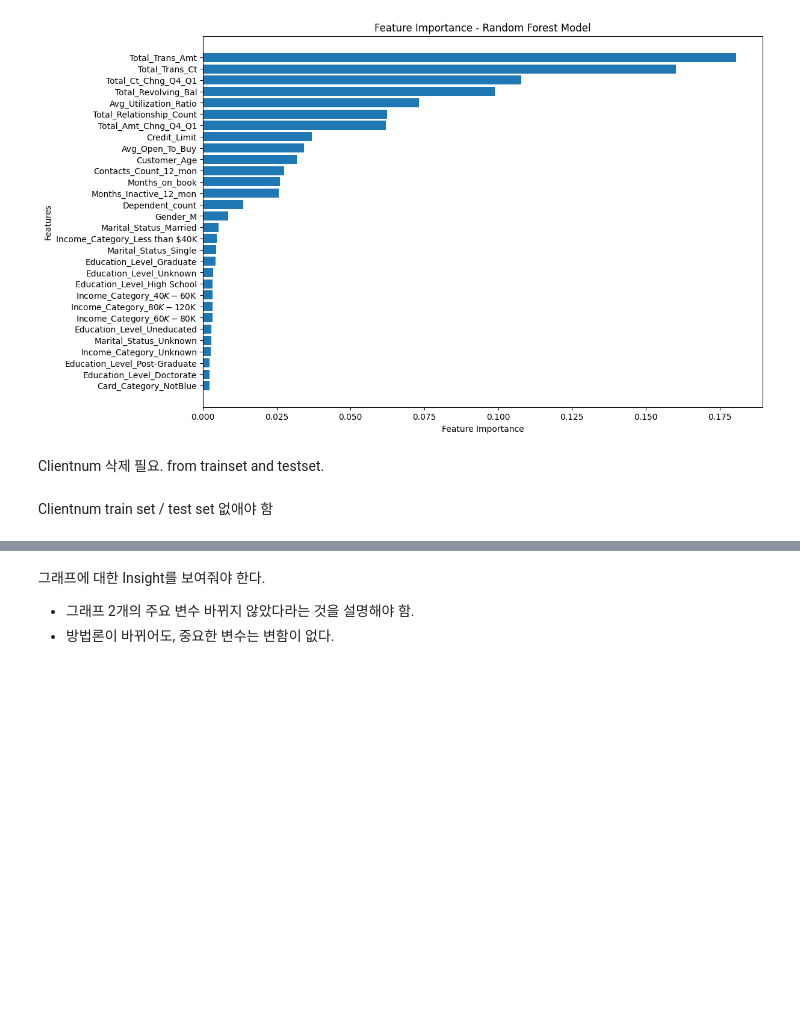
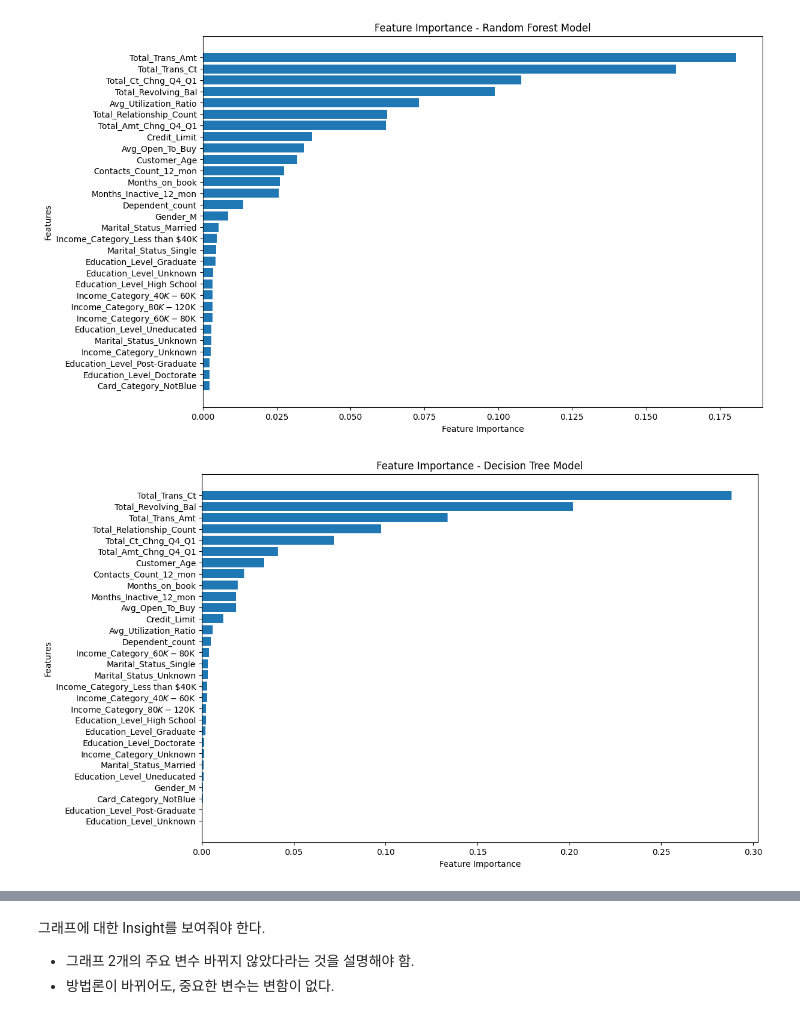
Before and after one commit to daehwankim96/daehwankim96.github.io, a Jupyter notebook: files/Bank_Churn_Rate.ipynb, the cells around one changed output, grey strips where cells are left out. Saved outputs shown, nothing was run; the diff lists cells and outputs as text; code cells hidden in the pictures; blank space fills up the shorter version.

```diff
--- a/files/Bank_Churn_Rate.ipynb
+++ b/files/Bank_Churn_Rate.ipynb
@@ -424,0 +396,17 @@ model_results_summary
+# %%
+# Training the models with the updated features
+model_results_updated = {}
+for name, model in models.items():
+    model.fit(X_train, y_train)
+    y_pred = model.predict(X_test)
+    accuracy = accuracy_score(y_test, y_pred)
+    report = classification_report(y_test, y_pred)
+    model_results_updated[name] = {
+        "Model": model,
+        "Accuracy": accuracy,
+        "Report": report
+    }
+
+# Displaying results
+model_results_summary_updated = {name: {"Accuracy": result["Accuracy"]} for name, result in model_results_updated.items()}
+model_results_summary_updated
@@ -437,7 +431,16 @@ plt.title('Feature Importance - Random Forest Model')
 plt.show()
 # %% [output]
 [figure]
-# %% [markdown]
-Clientnum 삭제 필요. from trainset and testset.
-# %% [markdown]
-Clientnum train set / test set 없애야 함
+# %%
+dt_model = DecisionTreeClassifier(random_state=42).fit(X_train, y_train)
+feature_importance_dt = dt_model.feature_importances_
+
+plt.figure(figsize=(12, 8))
+sorted_idx_dt = feature_importance_dt.argsort()
+plt.barh(X_train.columns[sorted_idx_dt], feature_importance_dt[sorted_idx_dt])
+plt.xlabel('Feature Importance')
+plt.ylabel('Features')
+plt.title('Feature Importance - Decision Tree Model')
+plt.show()
+# %% [output]
+[figure, added]
```
Also changed, not shown: parts of 5 cells of this notebook, 2 other files.
